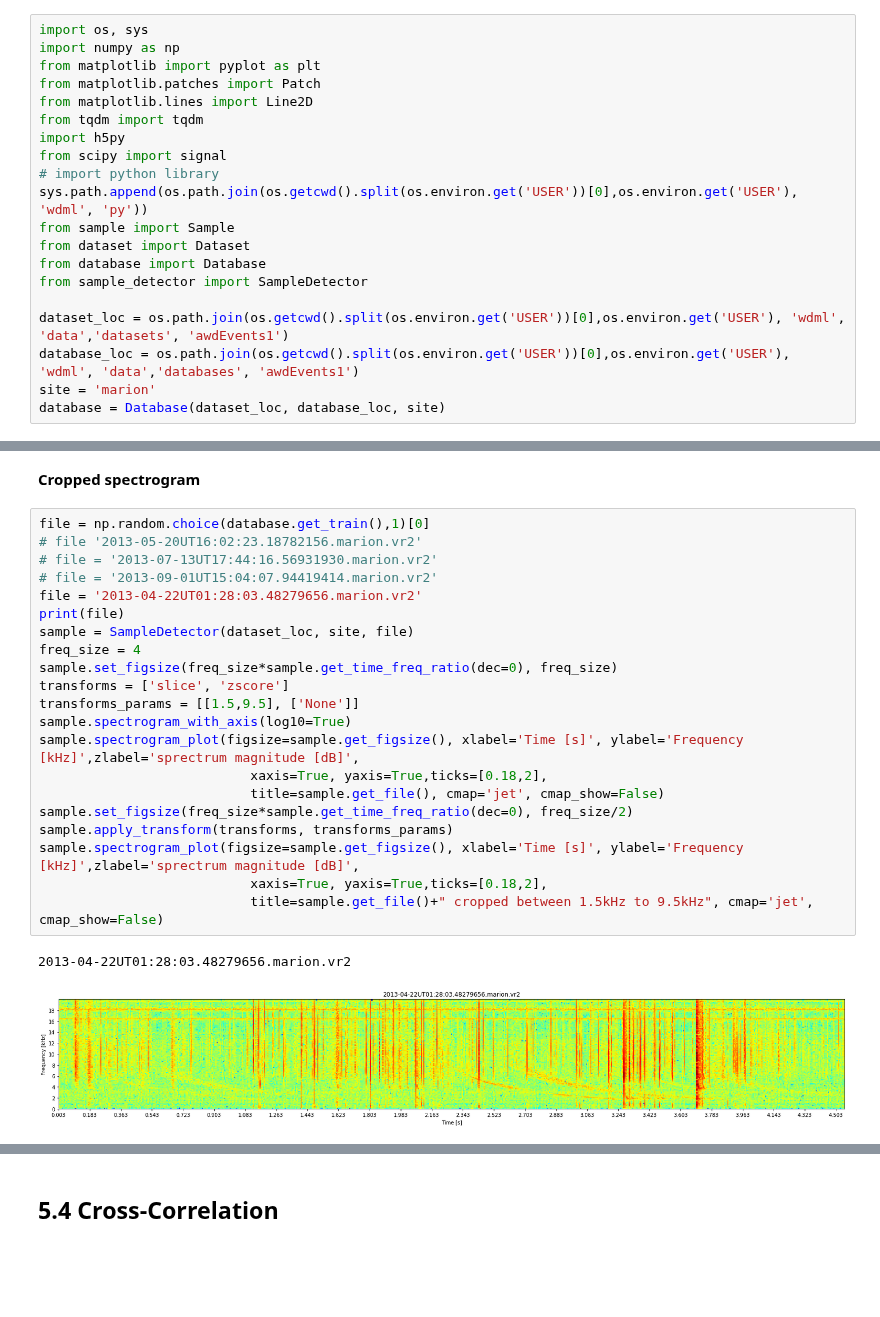
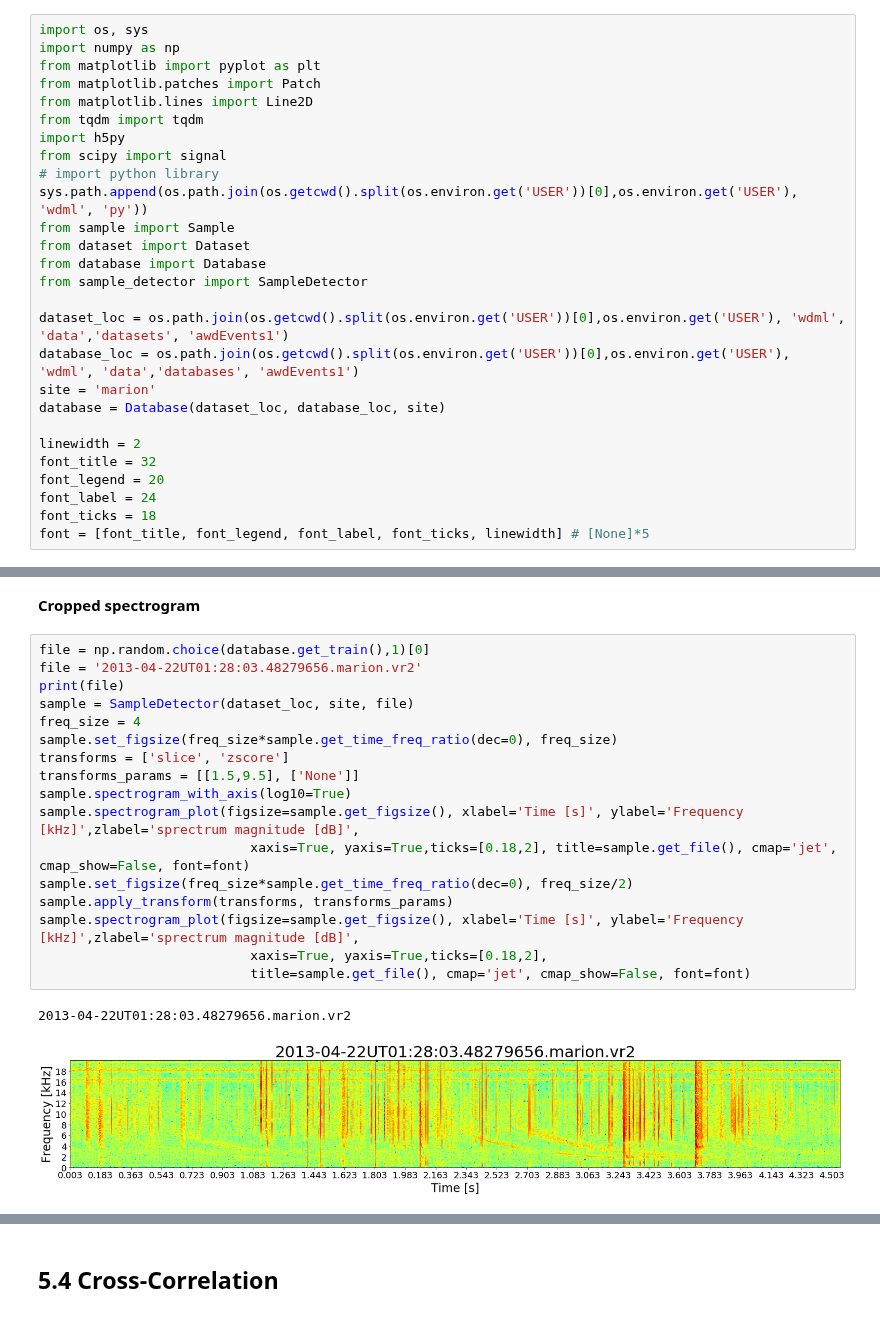
Before and after one commit to Kojey/MSc-whistler-waves-detector, a Jupyter notebook: ipy/report/chapter5_3.ipynb, the cells around one changed output, grey strips where cells are left out. Drawn from its saved outputs; the diff is of its cells as text; blank space fills up the shorter version.

Commit message:
Now we can have cool fonts

```diff
--- a/ipy/report/chapter5_3.ipynb
+++ b/ipy/report/chapter5_3.ipynb
@@ -21,31 +21,34 @@ dataset_loc = os.path.join(os.getcwd().split(os.environ.get('USER'))[0],os.envir
 database_loc = os.path.join(os.getcwd().split(os.environ.get('USER'))[0],os.environ.get('USER'), 'wdml', 'data','databases', 'awdEvents1')
 site = 'marion'
 database = Database(dataset_loc, database_loc, site)
+
+linewidth = 2
+font_title = 32
+font_legend = 20
+font_label = 24
+font_ticks = 18
+font = [font_title, font_legend, font_label, font_ticks, linewidth] # [None]*5
 # %% [markdown]
 ## **5.3 Spectrogram**
 # %% [markdown]
 **Cropped spectrogram**
 # %%
 file = np.random.choice(database.get_train(),1)[0]
-# file '2013-05-20UT16:02:23.18782156.marion.vr2'
-# file = '2013-07-13UT17:44:16.56931930.marion.vr2'
-# file = '2013-09-01UT15:04:07.94419414.marion.vr2'
 file = '2013-04-22UT01:28:03.48279656.marion.vr2'
 print(file)
 sample = SampleDetector(dataset_loc, site, file)
 freq_size = 4
 sample.set_figsize(freq_size*sample.get_time_freq_ratio(dec=0), freq_size)
 transforms = ['slice', 'zscore']
 transforms_params = [[1.5,9.5], ['None']]
 sample.spectrogram_with_axis(log10=True)
 sample.spectrogram_plot(figsize=sample.get_figsize(), xlabel='Time [s]', ylabel='Frequency [kHz]',zlabel='sprectrum magnitude [dB]',
-                           xaxis=True, yaxis=True,ticks=[0.18,2],
-                           title=sample.get_file(), cmap='jet', cmap_show=False)
+                           xaxis=True, yaxis=True,ticks=[0.18,2], title=sample.get_file(), cmap='jet', cmap_show=False, font=font)
 sample.set_figsize(freq_size*sample.get_time_freq_ratio(dec=0), freq_size/2)
 sample.apply_transform(transforms, transforms_params)
 sample.spectrogram_plot(figsize=sample.get_figsize(), xlabel='Time [s]', ylabel='Frequency [kHz]',zlabel='sprectrum magnitude [dB]',
                            xaxis=True, yaxis=True,ticks=[0.18,2],
-                           title=sample.get_file()+" cropped between 1.5kHz to 9.5kHz", cmap='jet', cmap_show=False)
+                           title=sample.get_file(), cmap='jet', cmap_show=False, font=font)
 # %% [output]
 2013-04-22UT01:28:03.48279656.marion.vr2
-[figure, old version]
+[figure, new version]
```
Also changed, not shown: parts of 17 cells of this notebook, 2 other files.
